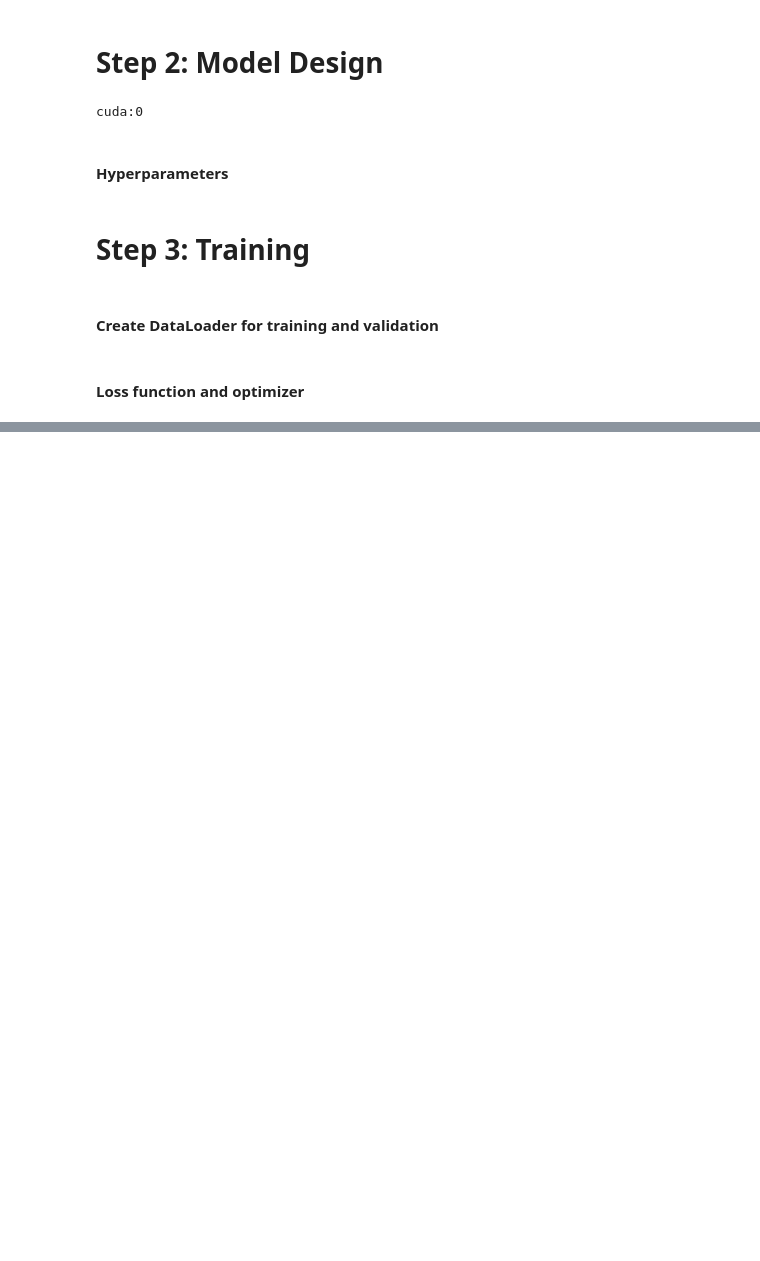
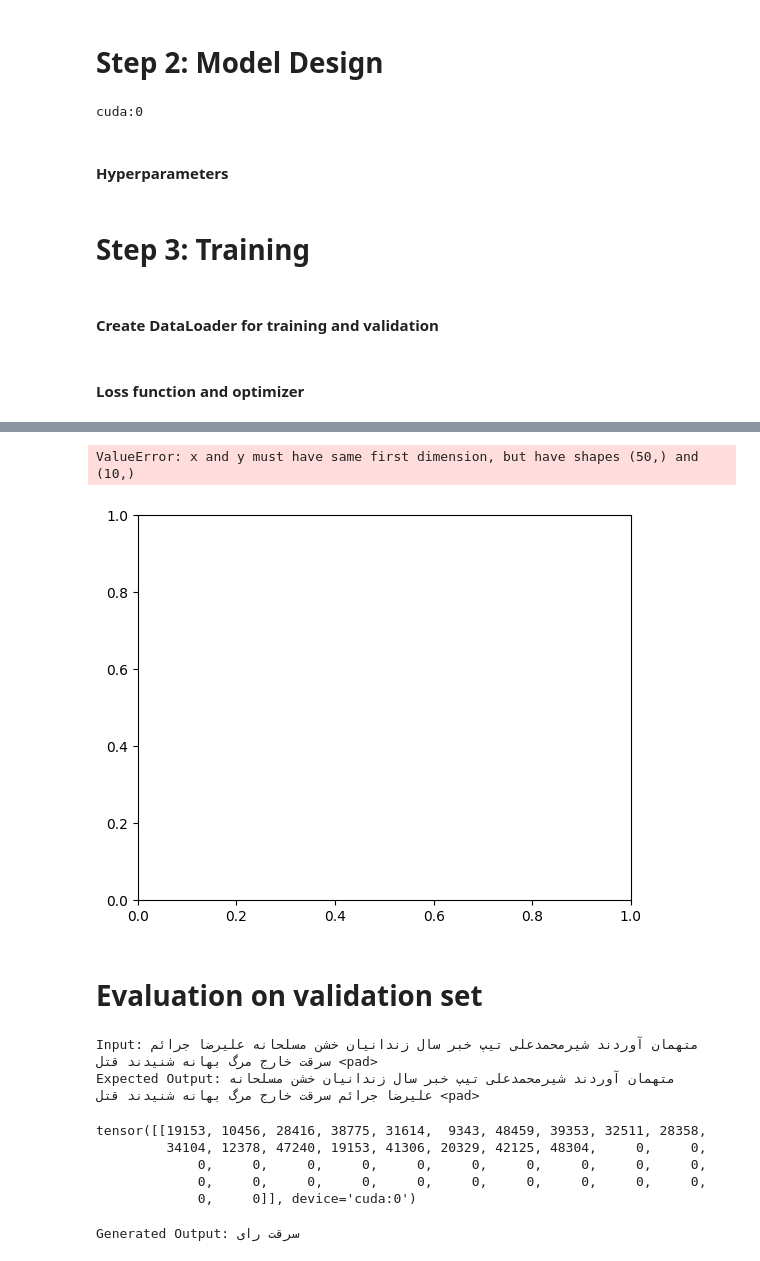
Before and after one commit to rezaAdinepour/Deep-Learning-Homework, a Jupyter notebook: HWs/HW7/src/Q6-main.ipynb, the cells around one changed output, grey strips where cells are left out. Drawn from its saved outputs; the diff is of its cells as text; code cells hidden in the pictures; blank space fills up the shorter version.

```diff
--- a/HWs/HW7/src/Q6-main.ipynb
+++ b/HWs/HW7/src/Q6-main.ipynb
@@ -3,7 +11,7 @@ import torch
 import pandas as pd
 from sklearn.model_selection import train_test_split
 # %%
-df = pd.read_csv("../Data/Persian_tweets_emotional_dataset/processed_anger.csv")
+df = pd.read_csv("Data/Persian_tweets_emotional_dataset/processed_anger.csv")
 
 print("Size of the dataset:", df.shape)
 df
@@ -194,3 +195,16 @@ batch_size = 32
+# %%
+import torch.optim as optim
+
+
+num_epochs = 50
+learning_rule = 0.001
+batch_size = 32
+
+# Function to calculate accuracy
+def calculate_accuracy(outputs, targets):
+    _, predicted = torch.max(outputs, dim=1)
+    correct = (predicted == targets).sum().item()
+    return correct / targets.size(0)
 # %% [markdown]
 #### Create DataLoader for training and validation
 # %%
@@ -244,0 +301,62 @@ Validation Loss: 9.4104
+# %%
+import matplotlib.pyplot as plt
+
+epochs = range(1, num_epochs + 1)
+
+plt.figure(figsize=(14, 5))
+
+plt.subplot(1, 2, 1)
+plt.plot(epochs, train_losses, label='Training Loss')
+plt.plot(epochs, val_losses, label='Validation Loss')
+plt.xlabel('Epochs')
+plt.ylabel('Loss')
+plt.legend()
+plt.title('Training and Validation Loss')
+
+plt.subplot(1, 2, 2)
+plt.plot(epochs, train_accuracies, label='Training Accuracy')
+plt.plot(epochs, val_accuracies, label='Validation Accuracy')
+plt.xlabel('Epochs')
+plt.ylabel('Accuracy')
+plt.legend()
+plt.title('Training and Validation Accuracy')
+
+plt.show()
+# %% [output]
+ValueError: x and y must have same first dimension, but have shapes (50,) and (10,)
+[figure, added]
+# %% [markdown]
+# Evaluation on validation set
+# %%
+# Evaluation on validation set
+model.eval()
+example_input = val_inputs[85].unsqueeze(0).to(device)
+example_output = val_outputs[85].unsqueeze(0).to(device)
+print("Input:", ' '.join([k for k, v in vocab.items() if v in example_input[0].cpu().numpy()]))
+print("Expected Output:", ' '.join([k for k, v in vocab.items() if v in example_output[0].cpu().numpy()]))
+# %% [output]
+Input: متهمان آوردند شیرمحمدعلی تیپ خبر سال زندانیان خشن مسلحانه علیرضا جرائم سرقت خارج مرگ بهانه شنیدند قتل <pad>
+Expected Output: متهمان آوردند شیرمحمدعلی تیپ خبر سال زندانیان خشن مسلحانه علیرضا جرائم سرقت خارج مرگ بهانه شنیدند قتل <pad>
+# %%
+example_output
+# %% [output]
+tensor([[19153, 10456, 28416, 38775, 31614,  9343, 48459, 39353, 32511, 28358,
+         34104, 12378, 47240, 19153, 41306, 20329, 42125, 48304,     0,     0,
+             0,     0,     0,     0,     0,     0,     0,     0,     0,     0,
+             0,     0,     0,     0,     0,     0,     0,     0,     0,     0,
+             0,     0]], device='cuda:0')
+# %%
+# Generate output sequence
+with torch.no_grad():
+    tgt_input = example_input[:, :1]  # Start with the first token
+    for _ in range(max_seq_length - 1):
+        output = model(example_input, tgt_input)
+        next_token = output[:, -1, :].argmax(dim=-1, keepdim=True)
+        tgt_input = torch.cat([tgt_input, next_token], dim=1)
+        if next_token.item() == vocab['<pad>']:
+            break
+
+generated_output = tgt_input[0].cpu().numpy()
+print("Generated Output:", ' '.join([k for k, v in vocab.items() if v in generated_output]))
+# %% [output]
+Generated Output: سرقت رای
```
Also changed, not shown: parts of 3 cells of this notebook.
